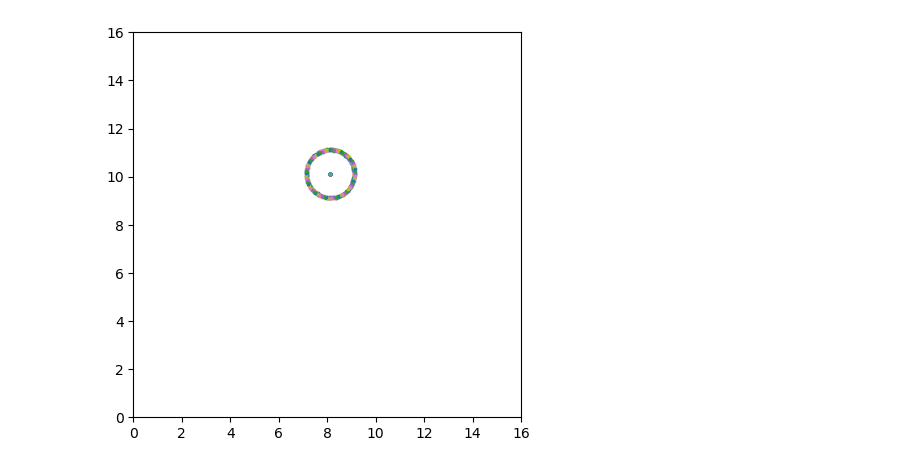
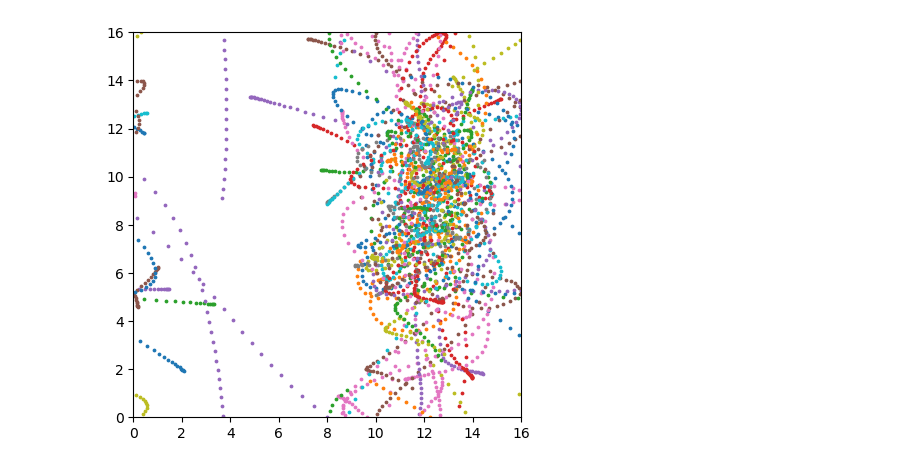
Before and after one commit to Abrygzy/nbodpy, a Jupyter notebook: nbodpy/test_2d.ipynb, the cells around one changed output. Drawn from its saved outputs; the diff is of its cells as text; code cells hidden in the pictures.

```diff
--- a/nbodpy/test_2d.ipynb
+++ b/nbodpy/test_2d.ipynb
@@ -8,8 +8,8 @@ from mass_asign import *
 from grav_potential import *
 from acceleration import *
 # %%
-ng = 64
-num_par = 5000
+ng = 16
+num_par = 30
 
 pars_pos = (np.random.rand(num_par, 2)*ng).astype(np.float32)
 pars_vel = (np.random.rand(num_par, 2)).astype(np.float32)
@@ -28,4 +28,4 @@ pars_df = pd.DataFrame({'pos_x': pars_pos[:,0], 'pos_y': pars_pos[:,1],
                         'vel_x': pars_vel[:,0], 'vel_y': pars_vel[:,1],
                         'mass': pars_mass,'id':np.arange(len(pars_pos))})
 par_list = par_create_2d(pars_df)
-# pars_df
+pars_df.head()
@@ -55,39 +35,37 @@ dt = 0.01
 # cmap = plt.cm.get_cmap('viridis', 10)
 fig, ax = plt.subplots(1, 1, figsize=(5, 5))
 ax.set_ylim(0, ng)
-ax.set_ylim(0, ng)
-for step in range(280):
+ax.set_xlim(0, ng)
+for step in range(100):
 
     for par in par_list:
         # Fitrst step:
         par.pos += par.vel * 0.5 * dt
         # Boundary condition
         par.periodic(ng)
 
     dens = cic_density_2d(pars=par_list, ng=ng, h=1) ## Update density field
     phi = grav_phi_2d(dens,h=1)    ## Update gravity field
     cic_acc_2d(pars=par_list, phi=phi, h=1)  ## Update acceleration
     # Second step:
     for par in par_list:
         par.vel += par.acc * dt
         par.pos += par.vel * 0.5 * dt
         # Boundary condition
         par.periodic(ng)
     # Plot
 
     for par in par_list:
         # color = cmap(par.id % 10)
         im = ax.scatter(par.pos[0], par.pos[1], s=3)
-        ax.set_xlim(0, ng)
-        ax.set_ylim(0, ng)
 # Set the colorbar
 # norm = plt.Normalize(0, 9)  # Normalize the colormap to the range [0, 9]
 # sm = plt.cm.ScalarMappable(cmap=cmap, norm=norm)
 # sm.set_array([])
 # cbar = plt.colorbar(sm, ax=ax)
 # cbar.set_label('Particle ID')
 # %% [output]
-[figure, old version]
+[figure, new version]
 # %%
 fig, axes = plt.subplots(1, 2, figsize=(12, 5))
 for ax in axes.flatten():
```
Also changed, not shown: parts of 4 cells of this notebook, 6 other files.
